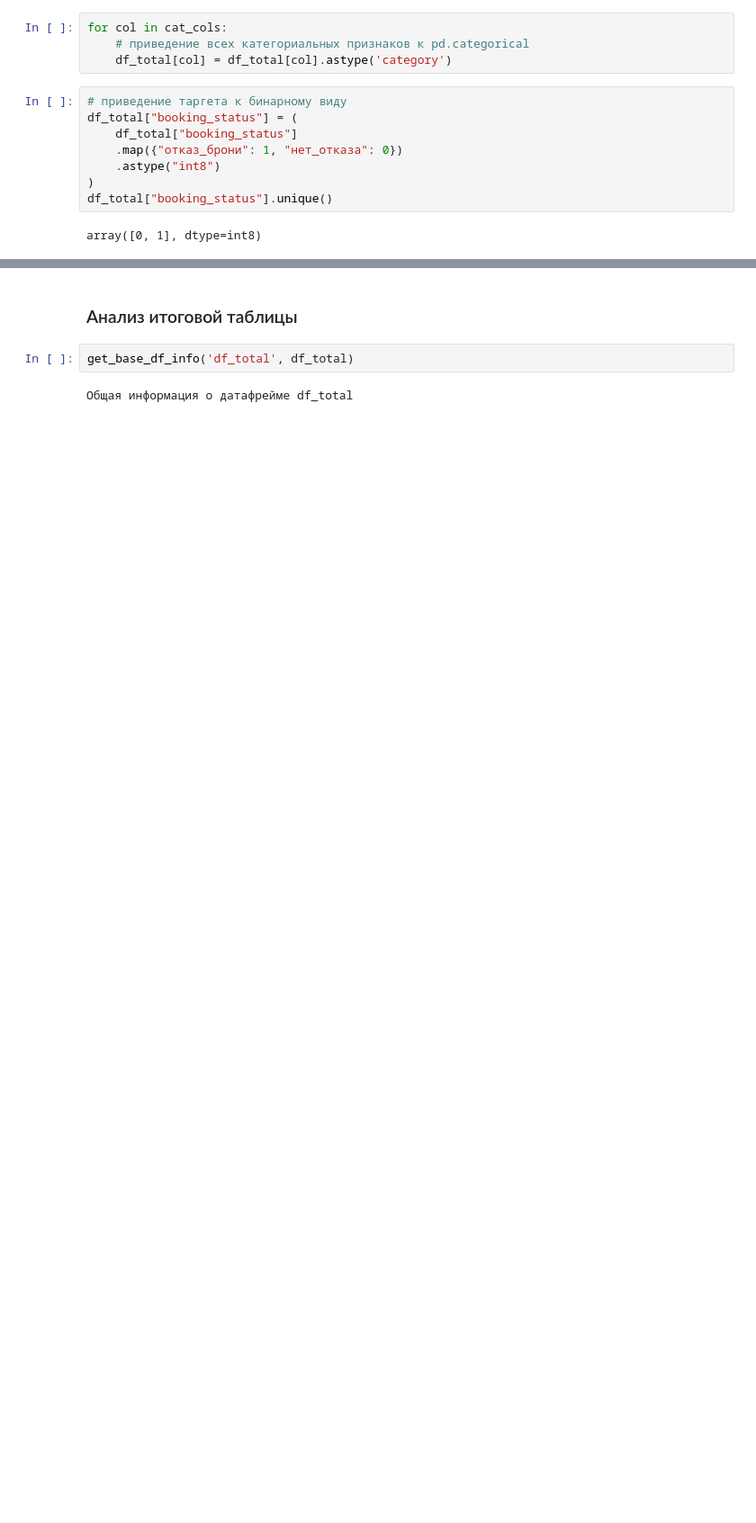
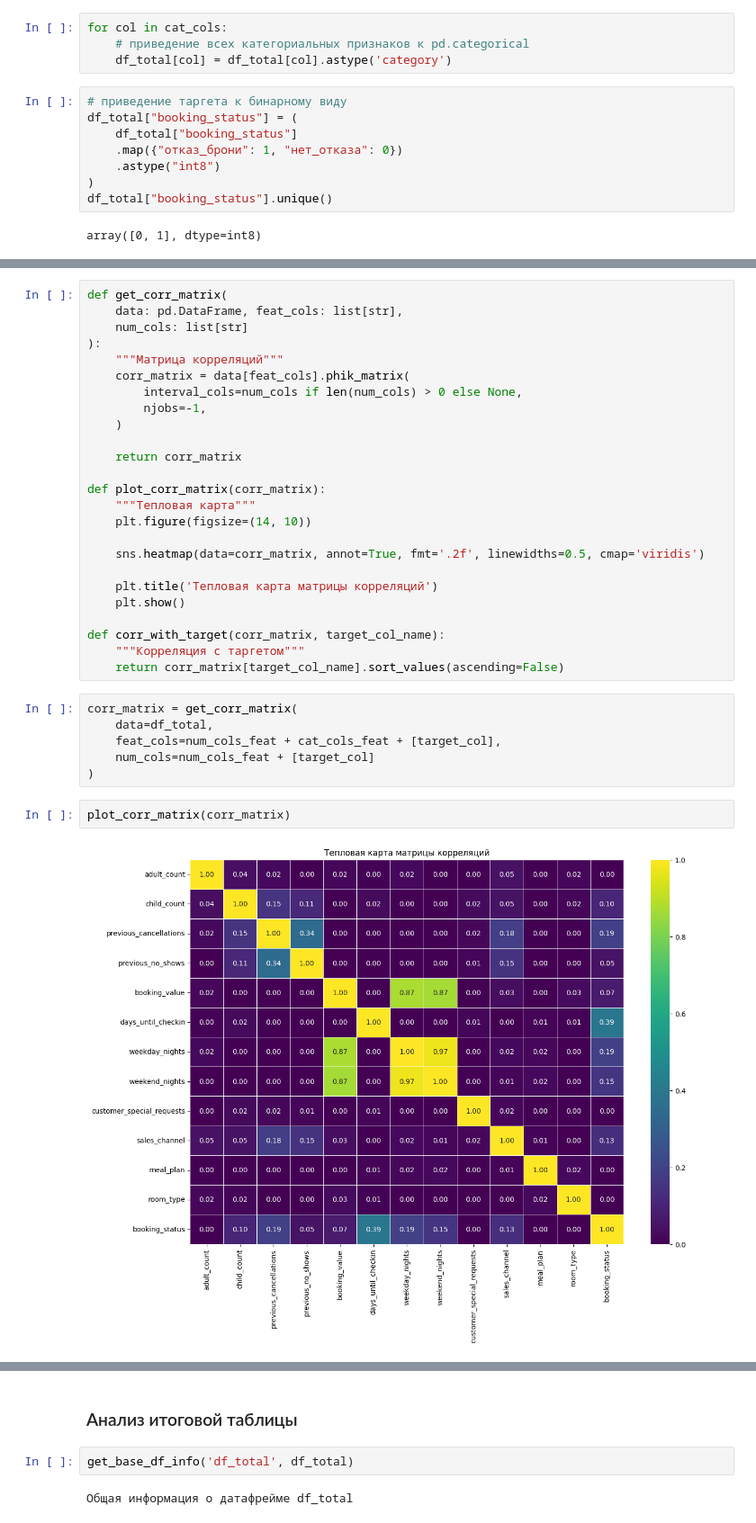
Before and after one commit to Plakhotniuk/practicum_ds, a Jupyter notebook: ml/grad_boosting/projects/hotel_booking.ipynb, the cells around one changed output, grey strips where cells are left out. Shown at 90% size. Saved outputs shown, nothing was run; the diff lists cells and outputs as text; blank space fills up the shorter version.

```diff
--- a/ml/grad_boosting/projects/hotel_booking_cancellation.ipynb
+++ b/ml/grad_boosting/projects/hotel_booking.ipynb
@@ -817,0 +988,35 @@ memory usage: 3.3 MB
+# %%
+def get_corr_matrix(
+    data: pd.DataFrame, feat_cols: list[str],
+    num_cols: list[str]
+):
+    """Матрица корреляций"""
+    corr_matrix = data[feat_cols].phik_matrix(
+        interval_cols=num_cols if len(num_cols) > 0 else None,
+        njobs=-1,
+    )
+
+    return corr_matrix
+
+def plot_corr_matrix(corr_matrix):
+    """Тепловая карта"""
+    plt.figure(figsize=(14, 10))
+
+    sns.heatmap(data=corr_matrix, annot=True, fmt='.2f', linewidths=0.5, cmap='viridis')
+
+    plt.title('Тепловая карта матрицы корреляций')
+    plt.show()
+
+def corr_with_target(corr_matrix, target_col_name):
+    """Корреляция с таргетом"""
+    return corr_matrix[target_col_name].sort_values(ascending=False)
+# %%
+corr_matrix = get_corr_matrix(
+    data=df_total,
+    feat_cols=num_cols_feat + cat_cols_feat + [target_col],
+    num_cols=num_cols_feat + [target_col]
+)
+# %%
+plot_corr_matrix(corr_matrix)
+# %% [output]
+[figure, added]
```
Also changed, not shown: parts of 87 cells of this notebook, 4 other files.
